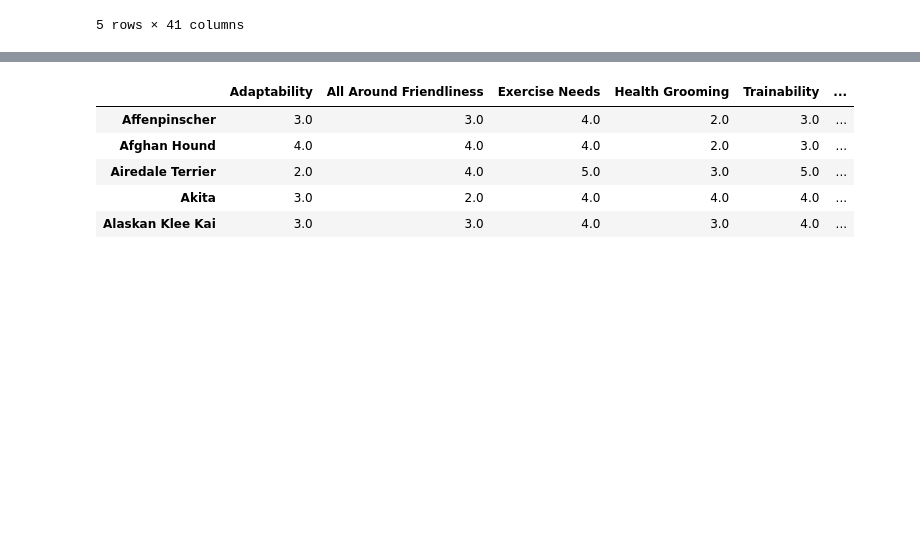
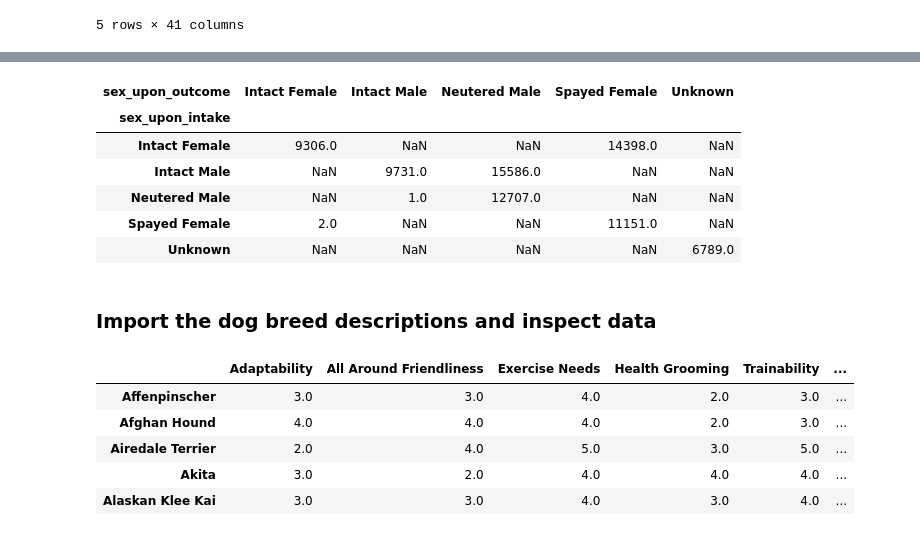
Before and after one commit to chrisoyer/supervised_learning_capstone, a Jupyter notebook: dog_adoption_SL_capstone.ipynb, the cells around one changed output, grey strips where cells are left out. Drawn from its saved outputs; the diff is of its cells as text; code cells hidden in the pictures; blank space fills up the shorter version.

```diff
--- a/dog_adoption_SL_capstone.ipynb
+++ b/dog_adoption_SL_capstone.ipynb
@@ -70,3 +107,15 @@ shelter_inout_df.head()
+# %%
+shelter_inout_df.pivot_table(index='sex_upon_intake', columns='sex_upon_outcome', values='count', aggfunc=np.sum)
+# %% [output]
+| sex_upon_outcome | Intact Female | Intact Male | Neutered Male | Spayed Female | Unknown |
+| sex_upon_intake |  |  |  |  |  |
+| Intact Female | 9306.0 | NaN | NaN | 14398.0 | NaN |
+| Intact Male | NaN | 9731.0 | 15586.0 | NaN | NaN |
+| Neutered Male | NaN | 1.0 | 12707.0 | NaN | NaN |
+| Spayed Female | 2.0 | NaN | NaN | 11151.0 | NaN |
+| Unknown | NaN | NaN | NaN | NaN | 6789.0 |
+# %% [markdown]
+### Import the dog breed descriptions and inspect data
 # %%
 with open('rating.json', 'r') as rating_file:
     ratings = json.load(rating_file)
```
Also changed, not shown: parts of 14 cells of this notebook.
